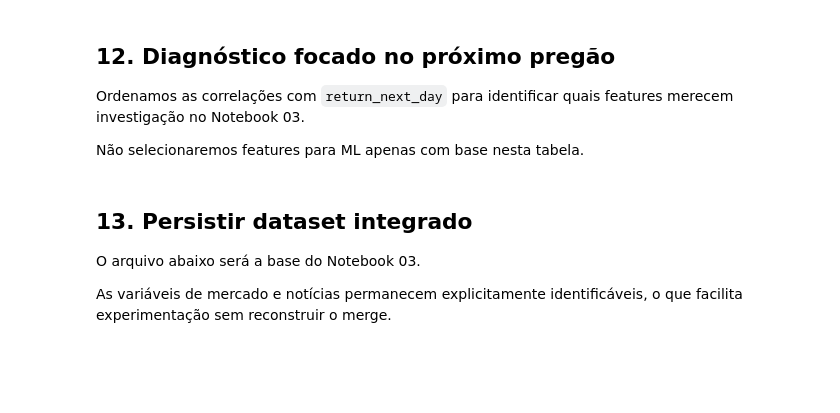
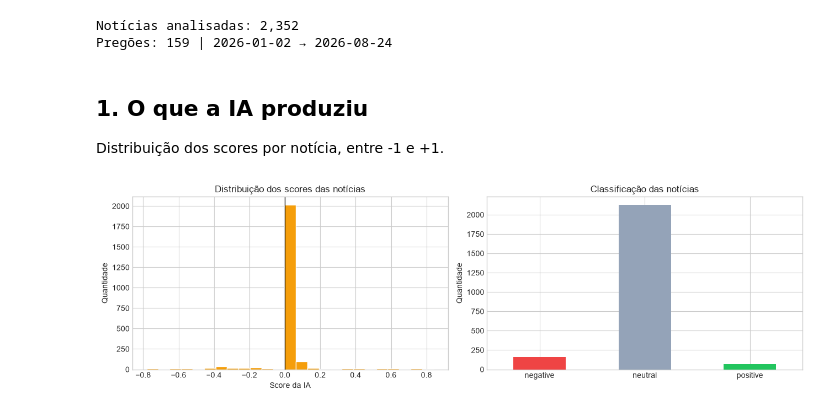
Before and after one commit to Hudson-Borgo/Can-AI-listen-to-the-market-, a Jupyter notebook: notebooks/02_market_news_eda.ipynb, the cells around one changed output. Saved outputs shown, nothing was run; the diff lists cells and outputs as text; code cells hidden in the pictures; blank space fills up the shorter version.

Commit message:
modelo de classificação

```diff
--- a/notebooks/02_market_news_eda.ipynb
+++ b/notebooks/02_market_news_eda.ipynb
@@ -14,17 +5,11 @@ Objetivo: combinar a série diária real do mercado de energia com as features d
 # %%
 from pathlib import Path
-
 import matplotlib.pyplot as plt
 import numpy as np
 import pandas as pd
 
-
-PROJECT_ROOT = Path.cwd().parent if Path.cwd().name == "notebooks" else Path.cwd()
-
-MARKET_PATH = PROJECT_ROOT / "data" / "market" / "energy_market_daily.csv"
-NEWS_PATH = PROJECT_ROOT / "data" / "features" / "energy_news_daily.csv"
-OUTPUT_PATH = PROJECT_ROOT / "data" / "features" / "energy_market_news_daily.csv"
-
-print("Market :", MARKET_PATH)
-print("News   :", NEWS_PATH)
-print("Output :", OUTPUT_PATH)
+plt.style.use('seaborn-v0_8-whitegrid')
+PROJECT_ROOT = Path.cwd().parent if Path.cwd().name == 'notebooks' else Path.cwd()
+NEWS_PATH = PROJECT_ROOT / 'data/processed/energy_br.csv'
+MARKET_PATH = PROJECT_ROOT / 'data/market/energy_market_daily.csv'
+OUTPUT_PATH = PROJECT_ROOT / 'data/features/energy_market_news_daily.csv'
@@ -281,6 +15,0 @@ correlations.round(3)
-# %% [markdown]
-## 12. Diagnóstico focado no próximo pregão
-
-Ordenamos as correlações com `return_next_day` para identificar quais features merecem investigação no Notebook 03.
-
-Não selecionaremos features para ML apenas com base nesta tabela.
@@ -300,6 +16,29 @@ if "return_next_day" in correlations.columns:
-# %% [markdown]
-## 13. Persistir dataset integrado
-
-O arquivo abaixo será a base do Notebook 03.
-
-As variáveis de mercado e notícias permanecem explicitamente identificáveis, o que facilita experimentação sem reconstruir o merge.
+# %%
+news = pd.read_csv(NEWS_PATH)
+market = pd.read_csv(MARKET_PATH)
+news['published_at'] = pd.to_datetime(news['published_at'], utc=True, errors='coerce')
+news['score'] = pd.to_numeric(news['score'], errors='coerce')
+news['relevance'] = pd.to_numeric(news['relevance'], errors='coerce')
+news['sentiment'] = news['sentiment'].astype(str).str.lower()
+news = news.dropna(subset=['published_at', 'score', 'relevance']).copy()
+market['date'] = pd.to_datetime(market.pop('dia'), errors='coerce')
+market = market.dropna(subset=['date', 'preco_fecho']).sort_values('date').reset_index(drop=True)
+print(f'Notícias analisadas: {len(news):,}')
+print(f'Pregões: {len(market):,} | {market.date.min().date()} → {market.date.max().date()}')
+# %% [output]
+Notícias analisadas: 2,352
+Pregões: 159 | 2026-01-02 → 2026-08-24
+# %% [markdown]
+## 1. O que a IA produziu
+Distribuição dos scores por notícia, entre -1 e +1.
+# %%
+fig, axes = plt.subplots(1, 2, figsize=(13, 4))
+axes[0].hist(news['score'], bins=25, color='#f59e0b', edgecolor='white')
+axes[0].axvline(0, color='black', linewidth=1)
+axes[0].set(title='Distribuição dos scores das notícias', xlabel='Score da IA', ylabel='Quantidade')
+sentiment_counts = news['sentiment'].value_counts().reindex(['negative', 'neutral', 'positive'], fill_value=0)
+sentiment_counts.plot.bar(ax=axes[1], color=['#ef4444', '#94a3b8', '#22c55e'], rot=0)
+axes[1].set(title='Classificação das notícias', xlabel='', ylabel='Quantidade')
+plt.tight_layout(); plt.show()
+# %% [output]
+[figure, added]
```
Also changed, not shown: parts of 27 cells of this notebook, 6 other files.
